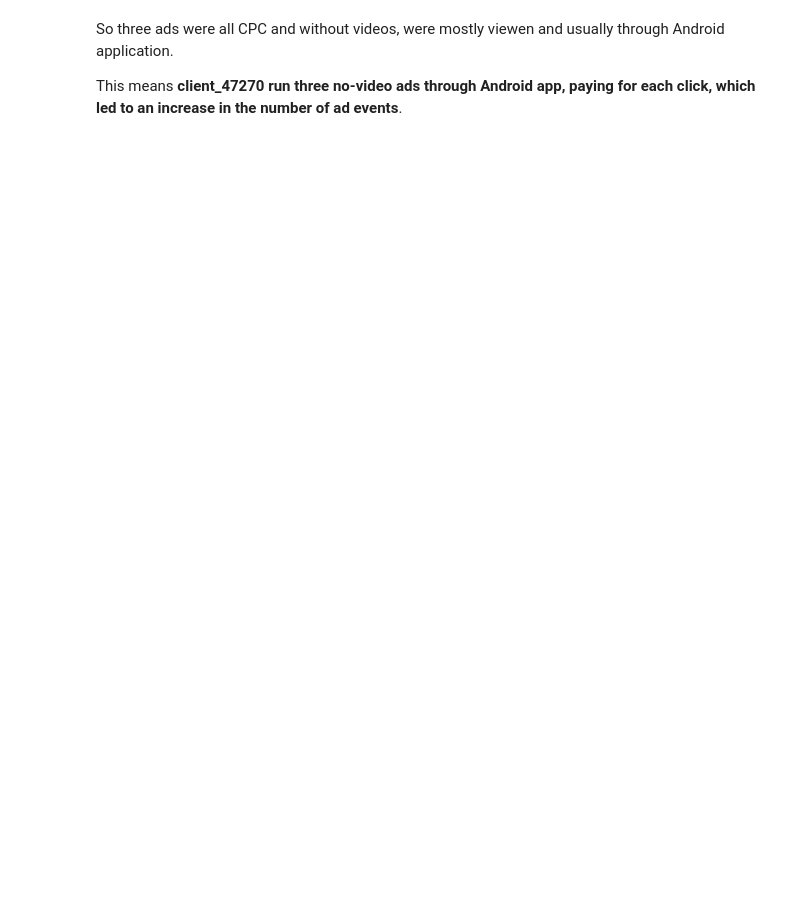
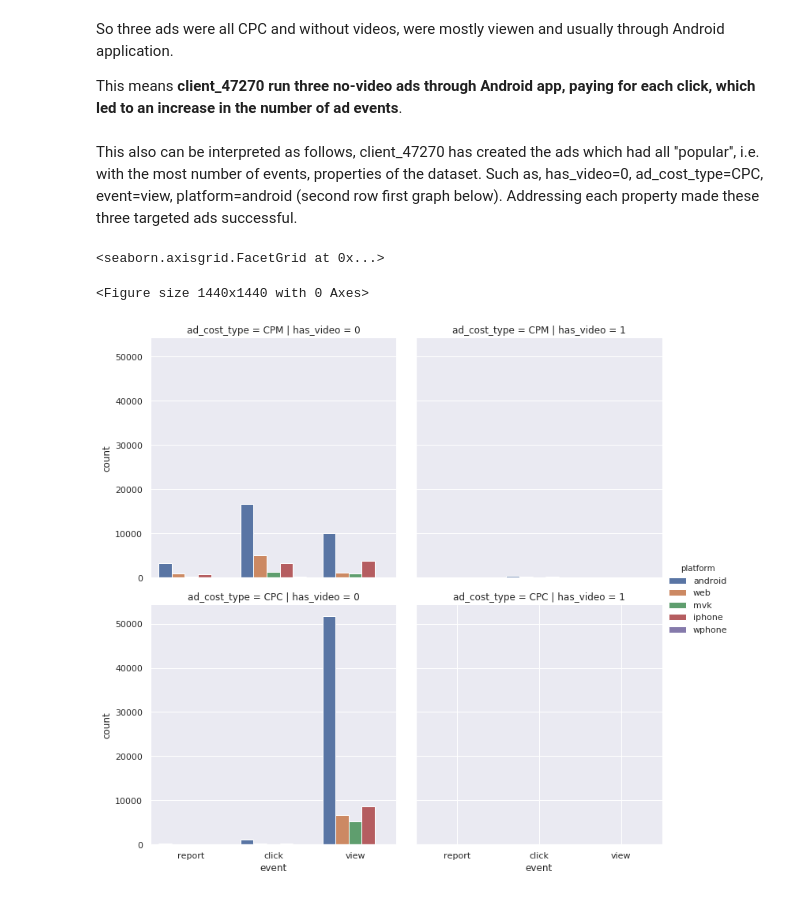
Before and after one commit to rysbekova/data-visualization-task, a Jupyter notebook: task.ipynb, the cells around one changed output. Saved outputs shown, nothing was run; the diff lists cells and outputs as text; code cells hidden in the pictures; blank space fills up the shorter version.

```diff
--- a/task.ipynb
+++ b/task.ipynb
@@ -203,3 +185,13 @@ ad_123.groupby('ad_cost_type').count()
 So three ads were all CPC and without videos, were mostly viewen and usually through Android application.
 
 This means **client_47270 run three no-video ads through Android app, paying for each click, which led to an increase in the number of ad events**.
+# %% [markdown]
+This also can be interpreted as follows, client_47270 has created the ads which had all ''popular'', i.e. with the most number of events, properties of the dataset. Such as, has_video=0, ad_cost_type=CPC, event=view, platform=android (second row first graph below).
+Addressing each property made these three targeted ads successful.
+# %%
+plt.figure(figsize=(20,20))
+sns.catplot(x='event',hue='platform', col='has_video', row = 'ad_cost_type', kind='count', data=ad_data)
+# %% [output]
+<seaborn.axisgrid.FacetGrid at 0x...>
+<Figure size 1440x1440 with 0 Axes>
+[figure, added]
```
Also changed, not shown: parts of 18 cells of this notebook.
